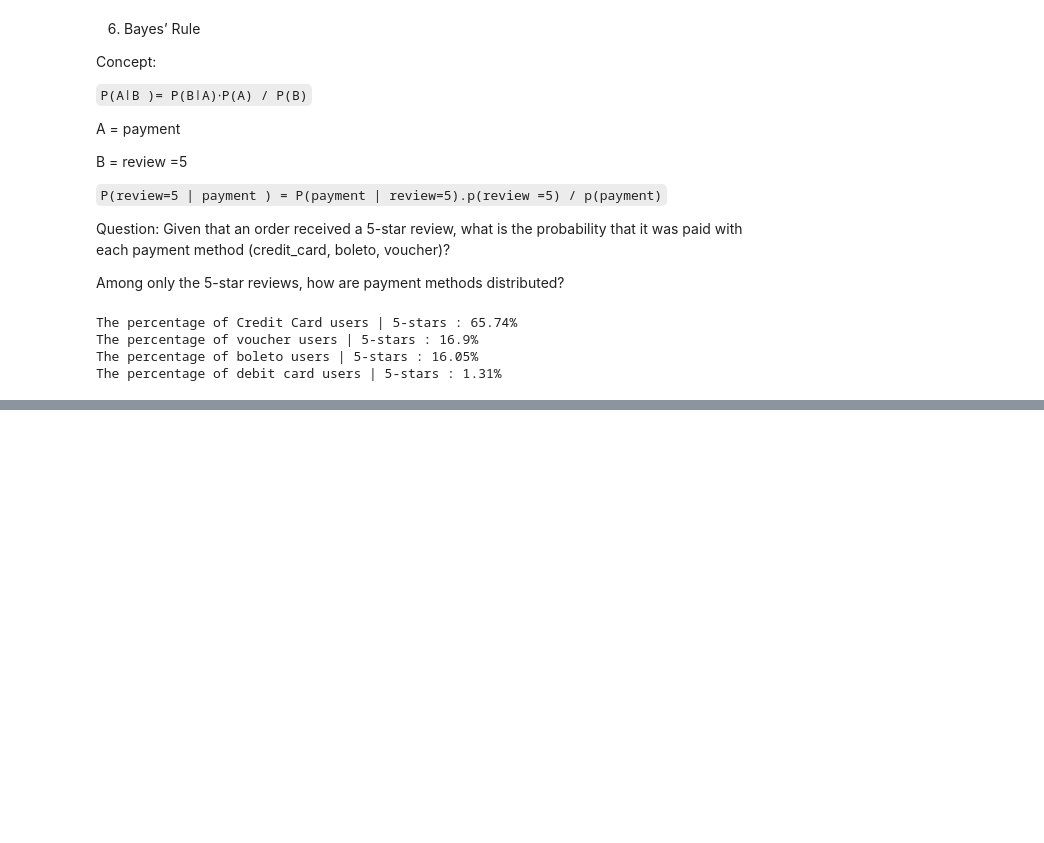
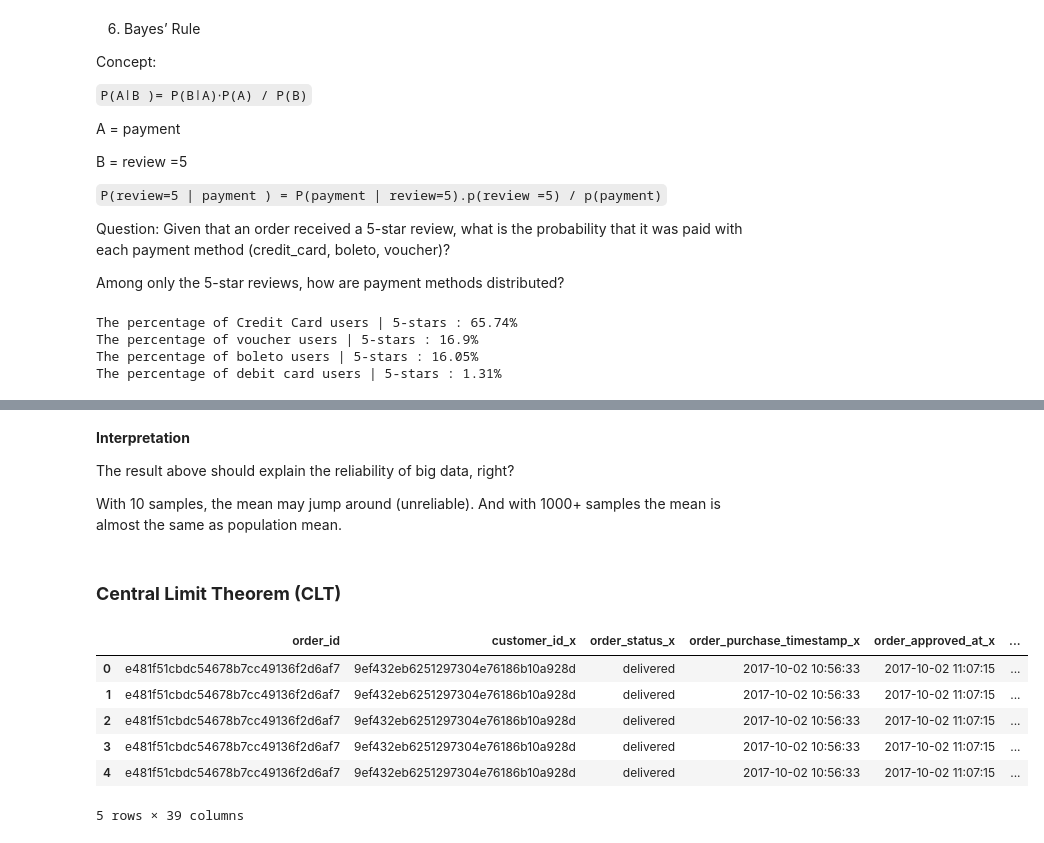
Before and after one commit to Cunyie08/Module-2, a Jupyter notebook: probability/my_code_book_probabilty.ipynb, the cells around one changed output, grey strips where cells are left out. Saved outputs shown, nothing was run; the diff lists cells and outputs as text; code cells hidden in the pictures; blank space fills up the shorter version.

```diff
--- a/probability/my_code_book_probabilty.ipynb
+++ b/probability/my_code_book_probabilty.ipynb
@@ -813,0 +1011,18 @@ The percentage of debit card users | 5-stars : 1.31%
+# %% [markdown]
+**Interpretation**
+
+The result above should explain the reliability of big data, right?
+
+With 10 samples, the mean may jump around (unreliable). And with 1000+ samples the  mean is almost the same as population mean.
+# %% [markdown]
+### **Central Limit Theorem (CLT)**
+# %%
+orders_payments_reviews.head()
+# %% [output]
+|  | order_id | customer_id_x | order_status_x | order_purchase_timestamp_x | order_approved_at_x | ... |
+| 0 | e481f51cbdc54678b7cc49136f2d6af7 | 9ef432eb6251297304e76186b10a928d | delivered | 2017-10-02 10:56:33 | 2017-10-02 11:07:15 | ... |
+| 1 | e481f51cbdc54678b7cc49136f2d6af7 | 9ef432eb6251297304e76186b10a928d | delivered | 2017-10-02 10:56:33 | 2017-10-02 11:07:15 | ... |
+| 2 | e481f51cbdc54678b7cc49136f2d6af7 | 9ef432eb6251297304e76186b10a928d | delivered | 2017-10-02 10:56:33 | 2017-10-02 11:07:15 | ... |
+| 3 | e481f51cbdc54678b7cc49136f2d6af7 | 9ef432eb6251297304e76186b10a928d | delivered | 2017-10-02 10:56:33 | 2017-10-02 11:07:15 | ... |
+| 4 | e481f51cbdc54678b7cc49136f2d6af7 | 9ef432eb6251297304e76186b10a928d | delivered | 2017-10-02 10:56:33 | 2017-10-02 11:07:15 | ... |
+5 rows × 39 columns
```
Also changed, not shown: parts of 52 cells of this notebook, 2 other files.
